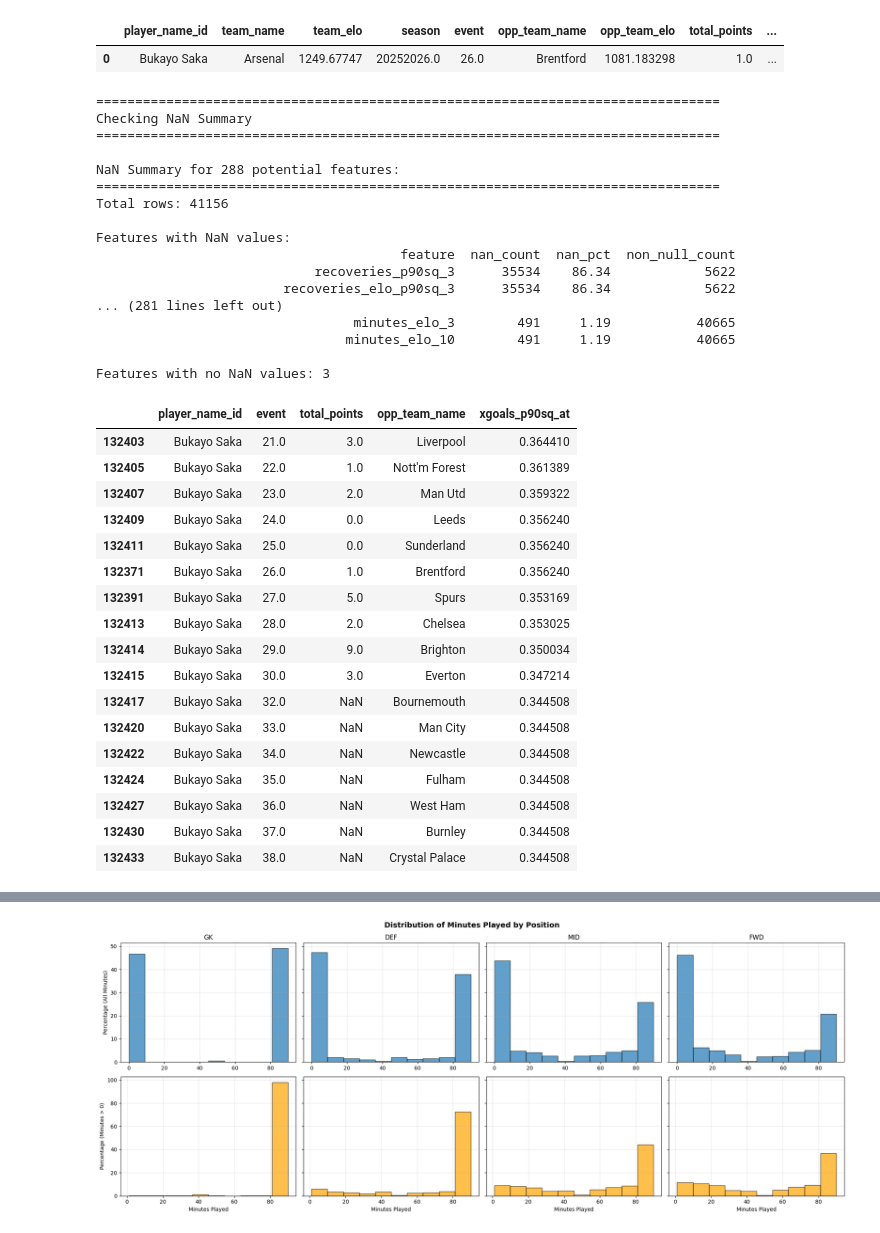
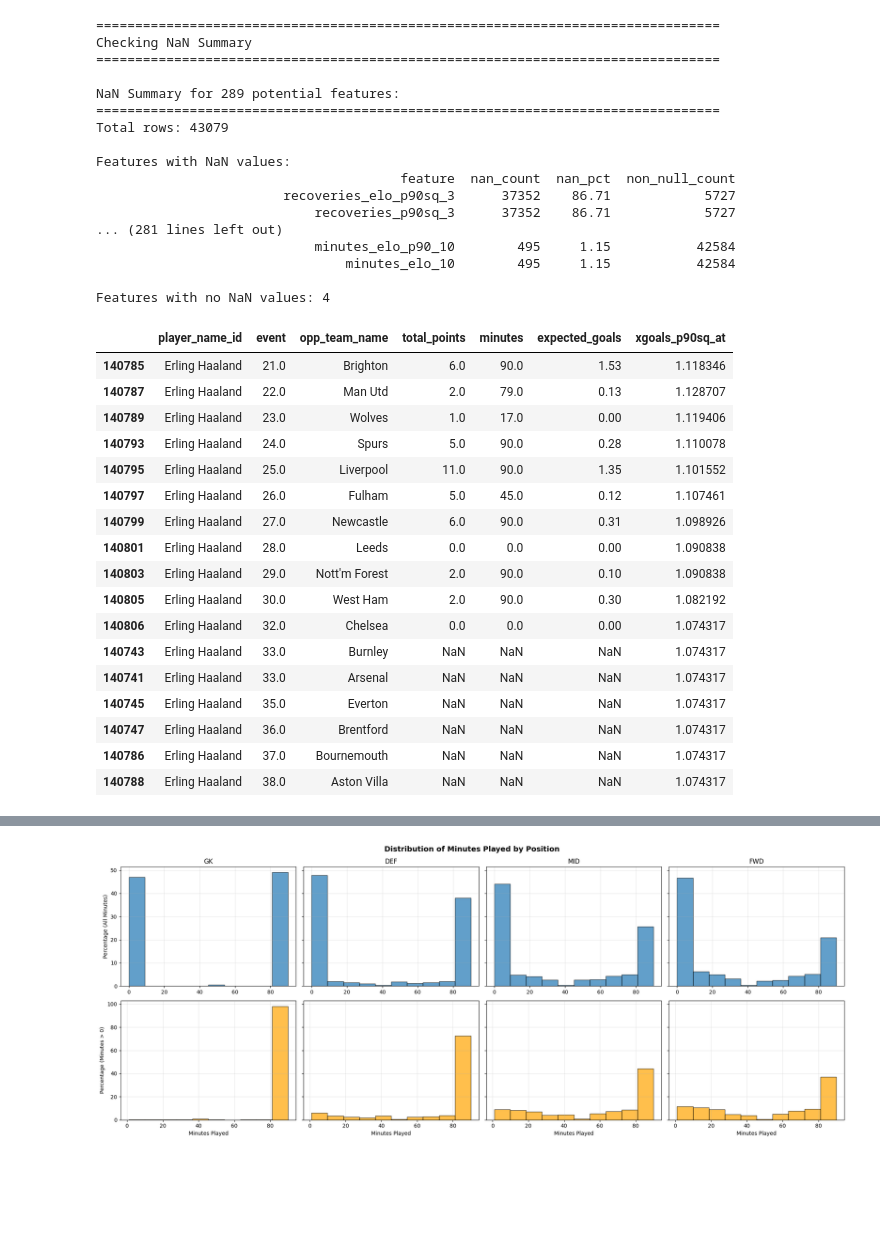
Before and after one commit to chrisimpacts/FPL-Points-Predictor, a Jupyter notebook: 2_FPL-Transform_Predict.ipynb, the cells around one changed output, grey strips where cells are left out. Saved outputs shown, nothing was run; the diff lists cells and outputs as text; code cells hidden in the pictures; blank space fills up the shorter version.

```diff
--- a/2_FPL-Transform_Predict.ipynb
+++ b/2_FPL-Transform_Predict.ipynb
@@ -12,7 +11,7 @@ import CJDH_local_settings
 from FPLRunningAveragesCalculator import FPLRunningAveragesCalculator
 
 current_season = 20252026
-current_gw = 31 #predictions from gw+1
+current_gw = 32 #predictions from gw+1
 
 start=time.perf_counter()
 
@@ -25,8 +24,7 @@ if __name__ == "__main__":
     calculator = FPLRunningAveragesCalculator(db_creator)
 
     # Define metrics to average
-    metrics = [
-        'minutes', 'total_points', 'team_elo', 'opp_team_elo',
+    metrics = ['minutes', 'total_points', 'team_elo', 'opp_team_elo',
         'goals_scored', 'bonus', 'bps', 'clean_sheets', 'goals_conceded',
         'expected_goals', 'expected_assists', 'expected_goal_involvements',
         'expected_goals_conceded', 'cbi', 'defensive_contribution',
@@ -58,7 +56,7 @@ if __name__ == "__main__":
                     'goals_conceded', 'was_home', 'expected_assists',
                     'expected_goal_involvements', 'expected_goals', 'expected_goals_conceded',
                     'starts', 'team_name', 'opp_team_name',
-                    'cbi','defensive_contribution','recoveries','tackles'
+                    'cbi','defensive_contribution','recoveries','tackles',
                     'saves']
 
     # Create a mask for rows to fill: season 20252026 and event > 10
@@ -96,16 +94,4 @@ memory usage: 491.2+ MB
 None
-# %%
-view = db_creator.run_sql("""SELECT
-                        player_name_id, team_name, team_elo, season, event, opp_team_name, opp_team_elo, total_points, minutes, goals_scored
-                            FROM playergw_transformed
-                        WHERE season = 20252026
-                          AND event = 26
-                          AND player_name_id = 'Bukayo Saka'
-                            """)
-view
-# %% [output]
-|  | player_name_id | team_name | team_elo | season | event | opp_team_name | opp_team_elo | total_points | ... |
-| 0 | Bukayo Saka | Arsenal | 1249.67747 | 20252026.0 | 26.0 | Brentford | 1081.183298 | 1.0 | ... |
 # %%
 from DatabaseCreator import DatabaseCreator
 import CJDH_local_settings
@@ -210,44 +196,44 @@ if __name__ == "__main__":
 Checking NaN Summary
 ================================================================================
 
-NaN Summary for 288 potential features:
+NaN Summary for 289 potential features:
 ================================================================================
-Total rows: 41156
+Total rows: 43079
 
 Features with NaN values:
                                        feature  nan_count  nan_pct  non_null_count
-                            recoveries_p90sq_3      35534    86.34            5622
-                        recoveries_elo_p90sq_3      35534    86.34            5622
+                        recoveries_elo_p90sq_3      37352    86.71            5727
+                            recoveries_p90sq_3      37352    86.71            5727
 ... (281 lines left out)
-                                 minutes_elo_3        491     1.19           40665
-                                minutes_elo_10        491     1.19           40665
+                            minutes_elo_p90_10        495     1.15           42584
+                                minutes_elo_10        495     1.15           42584
 
-Features with no NaN values: 3
+Features with no NaN values: 4
 # %%
 df[(df['season']==current_season)
-   &(df['team_name']=='Arsenal')
+   # &(df['team_name']=='Arsenal')
    &(df['event']>20)
-   &(df['player_name_id']=='Bukayo Saka')
-   ][['player_name_id','event','total_points','opp_team_name','xgoals_p90sq_at']].sort_values(by='event')
+   &(df['player_name_id']=='Erling Haaland')
+   ][['player_name_id','event','opp_team_name','total_points','minutes','expected_goals','xgoals_p90sq_at']].sort_values(by='event')
 # %% [output]
-|  | player_name_id | event | total_points | opp_team_name | xgoals_p90sq_at |
-| 132403 | Bukayo Saka | 21.0 | 3.0 | Liverpool | 0.364410 |
-| 132405 | Bukayo Saka | 22.0 | 1.0 | Nott'm Forest | 0.361389 |
-| 132407 | Bukayo Saka | 23.0 | 2.0 | Man Utd | 0.359322 |
-| 132409 | Bukayo Saka | 24.0 | 0.0 | Leeds | 0.356240 |
-| 132411 | Bukayo Saka | 25.0 | 0.0 | Sunderland | 0.356240 |
-| 132371 | Bukayo Saka | 26.0 | 1.0 | Brentford | 0.356240 |
-| 132391 | Bukayo Saka | 27.0 | 5.0 | Spurs | 0.353169 |
-| 132413 | Bukayo Saka | 28.0 | 2.0 | Chelsea | 0.353025 |
-| 132414 | Bukayo Saka | 29.0 | 9.0 | Brighton | 0.350034 |
-| 132415 | Bukayo Saka | 30.0 | 3.0 | Everton | 0.347214 |
-| 132417 | Bukayo Saka | 32.0 | NaN | Bournemouth | 0.344508 |
-| 132420 | Bukayo Saka | 33.0 | NaN | Man City | 0.344508 |
-| 132422 | Bukayo Saka | 34.0 | NaN | Newcastle | 0.344508 |
-| 132424 | Bukayo Saka | 35.0 | NaN | Fulham | 0.344508 |
-| 132427 | Bukayo Saka | 36.0 | NaN | West Ham | 0.344508 |
-| 132430 | Bukayo Saka | 37.0 | NaN | Burnley | 0.344508 |
-| 132433 | Bukayo Saka | 38.0 | NaN | Crystal Palace | 0.344508 |
+|  | player_name_id | event | opp_team_name | total_points | minutes | expected_goals | xgoals_p90sq_at |
+| 140785 | Erling Haaland | 21.0 | Brighton | 6.0 | 90.0 | 1.53 | 1.118346 |
+| 140787 | Erling Haaland | 22.0 | Man Utd | 2.0 | 79.0 | 0.13 | 1.128707 |
+| 140789 | Erling Haaland | 23.0 | Wolves | 1.0 | 17.0 | 0.00 | 1.119406 |
+| 140793 | Erling Haaland | 24.0 | Spurs | 5.0 | 90.0 | 0.28 | 1.110078 |
+| 140795 | Erling Haaland | 25.0 | Liverpool | 11.0 | 90.0 | 1.35 | 1.101552 |
+| 140797 | Erling Haaland | 26.0 | Fulham | 5.0 | 45.0 | 0.12 | 1.107461 |
+| 140799 | Erling Haaland | 27.0 | Newcastle | 6.0 | 90.0 | 0.31 | 1.098926 |
+| 140801 | Erling Haaland | 28.0 | Leeds | 0.0 | 0.0 | 0.00 | 1.090838 |
+| 140803 | Erling Haaland | 29.0 | Nott'm Forest | 2.0 | 90.0 | 0.10 | 1.090838 |
+| 140805 | Erling Haaland | 30.0 | West Ham | 2.0 | 90.0 | 0.30 | 1.082192 |
+| 140806 | Erling Haaland | 32.0 | Chelsea | 0.0 | 0.0 | 0.00 | 1.074317 |
+| 140743 | Erling Haaland | 33.0 | Burnley | NaN | NaN | NaN | 1.074317 |
+| 140741 | Erling Haaland | 33.0 | Arsenal | NaN | NaN | NaN | 1.074317 |
+| 140745 | Erling Haaland | 35.0 | Everton | NaN | NaN | NaN | 1.074317 |
+| 140747 | Erling Haaland | 36.0 | Brentford | NaN | NaN | NaN | 1.074317 |
+| 140786 | Erling Haaland | 37.0 | Bournemouth | NaN | NaN | NaN | 1.074317 |
+| 140788 | Erling Haaland | 38.0 | Aston Villa | NaN | NaN | NaN | 1.074317 |
 # %%
 # #restricts to player_name_id who have >0 minutes in that season
 # #model struggles to predict higher values, so maybe cut-off points at 10, or try log(points) as a depvar
```
Also changed, not shown: parts of 43 cells of this notebook, 8 other files.
